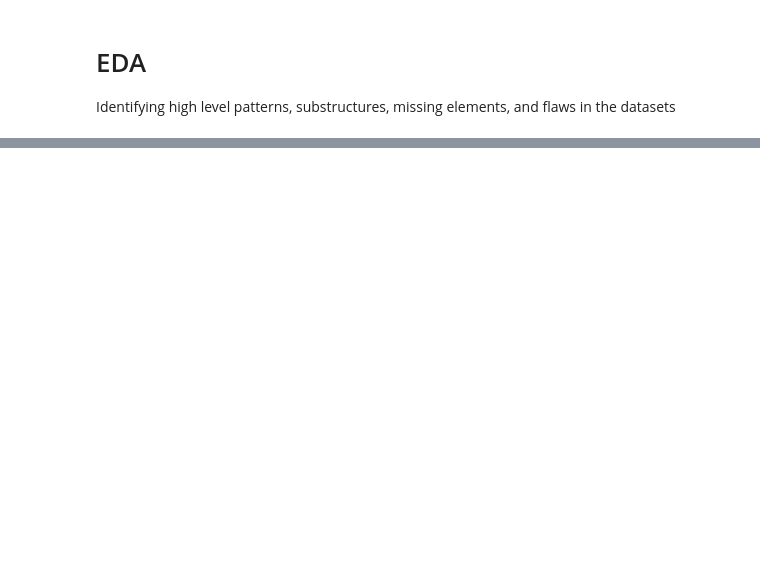
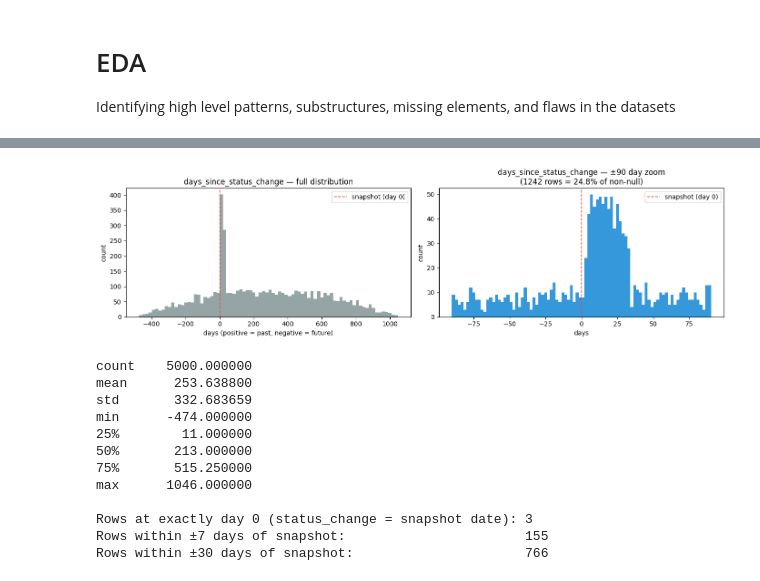
Before and after one commit to vidyut-veedgav/chainguard-analytics, a Jupyter notebook: notebooks/eda.ipynb, the cells around one changed output, grey strips where cells are left out. Cells and saved outputs as stored; diff of their text form; code cells hidden in the pictures; blank space fills up the shorter version.

```diff
--- a/notebooks/eda.ipynb
+++ b/notebooks/eda.ipynb
@@ -60,0 +270,46 @@ Duplicates: 0
+# %%
+# Investigate days_since_status_change — cell-11 flagged an anomalistic spike near the snapshot date
+# Hypothesis: many accounts have a status_change_date clustered just before/at the snapshot,
+# which would make this column a near-constant near 0 for a large fraction of rows — weak signal.
+
+col = 'days_since_status_change'
+series = ale_df[col].dropna()
+
+fig, axes = plt.subplots(1, 2, figsize=(14, 4))
+
+axes[0].hist(series, bins=80, color='#95a5a6', edgecolor='none')
+axes[0].axvline(0, color='#e74c3c', linestyle='--', linewidth=1.2, label='snapshot (day 0)')
+axes[0].set_title(f'{col} — full distribution')
+axes[0].set_xlabel('days (positive = past, negative = future)')
+axes[0].set_ylabel('count')
+axes[0].legend()
+
+window = series[(series >= -90) & (series <= 90)]
+axes[1].hist(window, bins=90, color='#3498db', edgecolor='none')
+axes[1].axvline(0, color='#e74c3c', linestyle='--', linewidth=1.2, label='snapshot (day 0)')
+axes[1].set_title(f'{col} — ±90 day zoom\n({len(window)} rows = {len(window)/len(series)*100:.1f}% of non-null)')
+axes[1].set_xlabel('days')
+axes[1].set_ylabel('count')
+axes[1].legend()
+
+plt.tight_layout()
+plt.show()
+
+print(series.describe().to_string())
+print(f"\nRows at exactly day 0 (status_change = snapshot date): {(series == 0).sum()}")
+print(f"Rows within ±7 days of snapshot:                       {((series >= -7) & (series <= 7)).sum()}")
+print(f"Rows within ±30 days of snapshot:                      {((series >= -30) & (series <= 30)).sum()}")
+# %% [output]
+[figure, added]
+count    5000.000000
+mean      253.638800
+std       332.683659
+min      -474.000000
+25%        11.000000
+50%       213.000000
+75%       515.250000
+max      1046.000000
+
+Rows at exactly day 0 (status_change = snapshot date): 3
+Rows within ±7 days of snapshot:                       155
+Rows within ±30 days of snapshot:                      766
```
Also changed, not shown: parts of 17 cells of this notebook, 1 other file.
